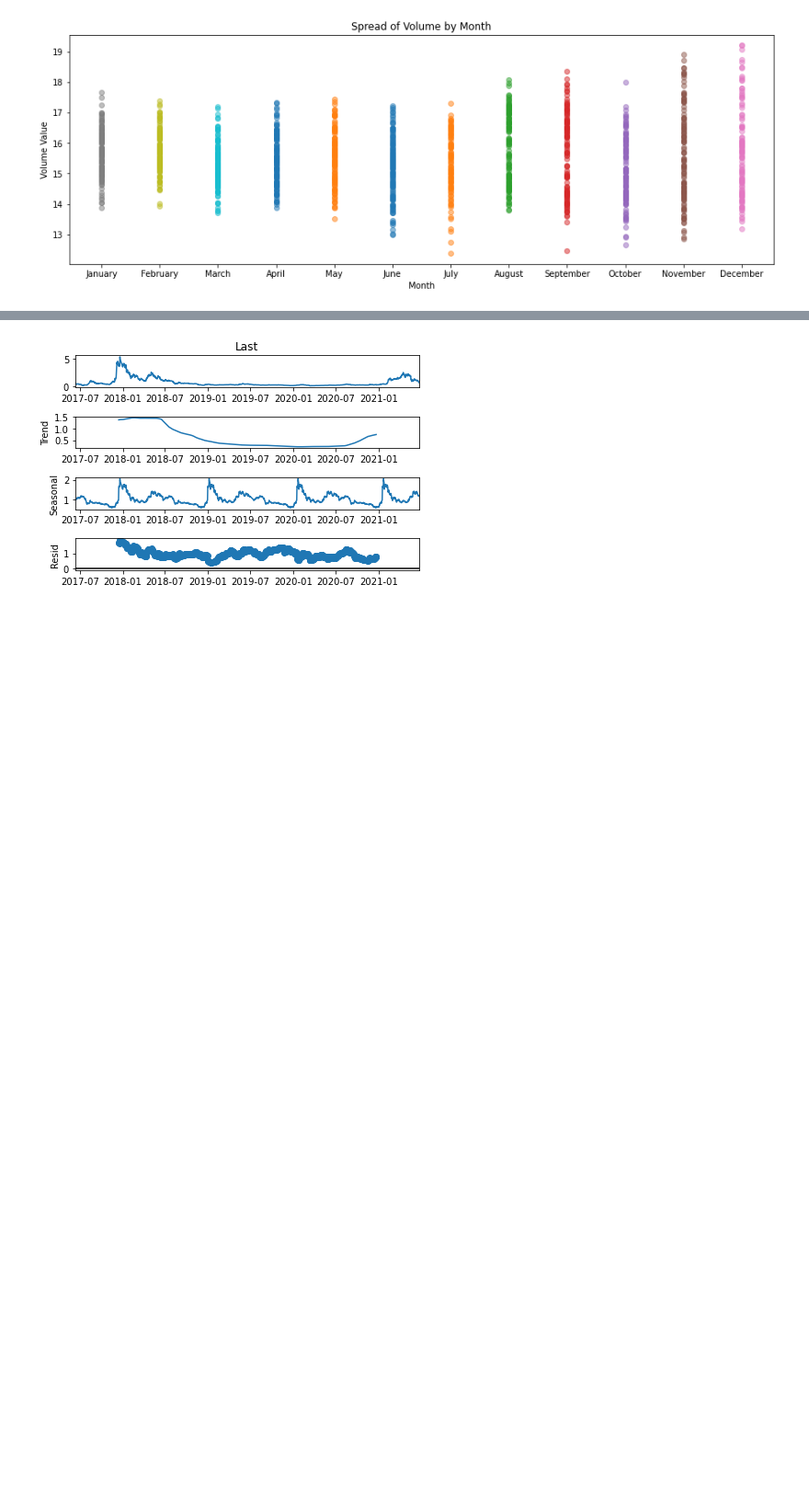
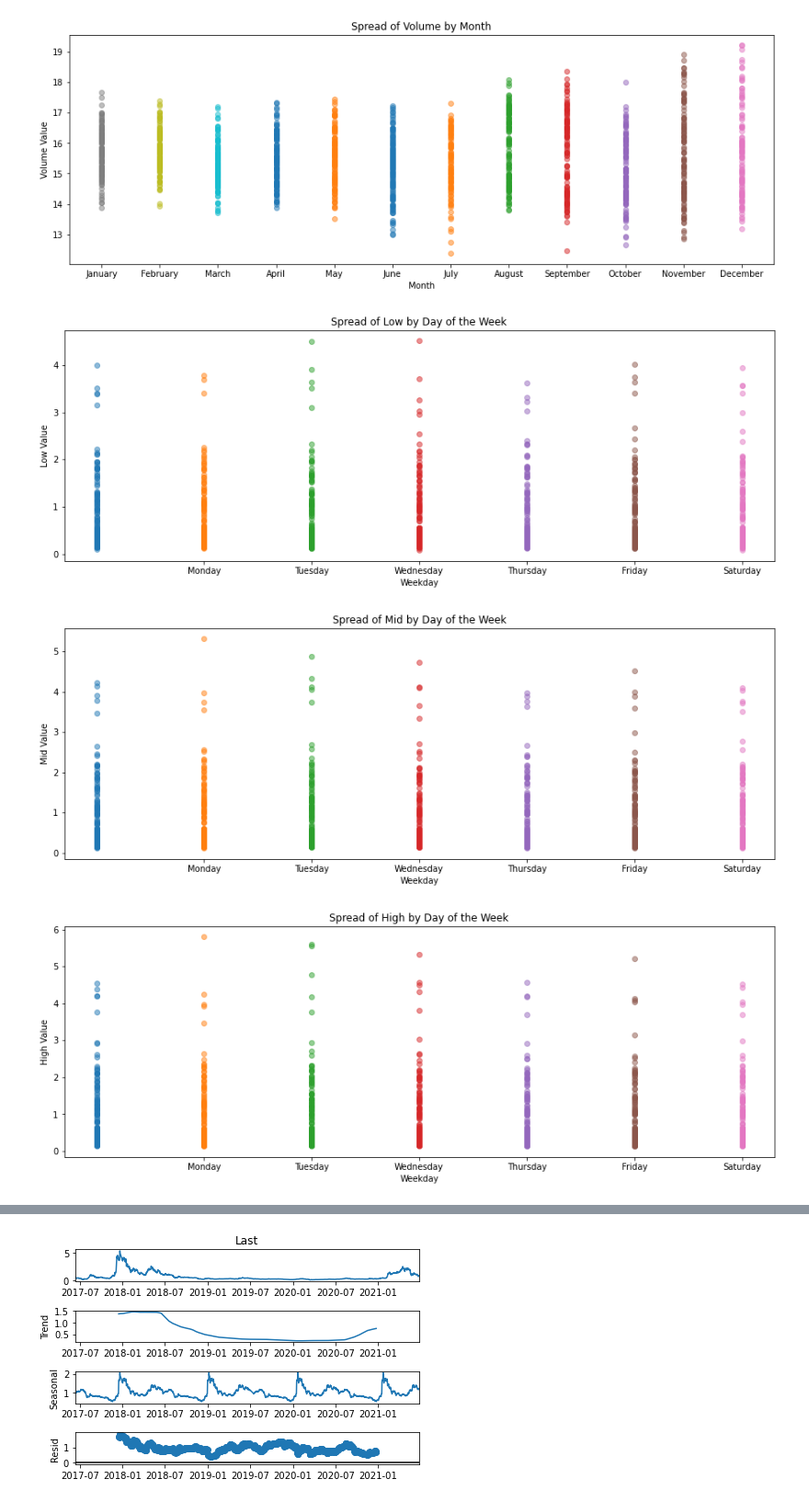
Before and after one commit to ryanlybbert/Capstone3, a Jupyter notebook: Capstone3_Data_Wrangling_and_EDA.ipynb, the cells around one changed output, grey strips where cells are left out. Shown: that part at 92% size. Saved outputs shown, nothing was run; the diff lists cells and outputs as text; code cells hidden in the pictures; blank space fills up the shorter version.

Commit message:
added days of the week for seasonality checks

```diff
--- a/Capstone3_Data_Wrangling_and_EDA.ipynb
+++ b/Capstone3_Data_Wrangling_and_EDA.ipynb
@@ -157,3 +157,20 @@ for column in columns:
 [figure]
 [figure]
 [figure]
+# %%
+#check for trends/seasonality by week
+columns = ['Low', 'Mid', 'High', 'Last', 'Bid', 'Ask', 'Volume']
+
+for column in columns:
+    plt.figure(figsize=(15,5))
+    for weekday in new_df['Weekday'].unique():
+        plt.scatter('Weekday', column, data=new_df[new_df['Weekday']==weekday], alpha=0.5)
+        plt.xticks(ticks=np.arange(1, 8, step=1), labels=weekdays)
+        plt.xlabel('Weekday')
+        plt.ylabel(column + ' Value')
+        plt.title('Spread of ' + column + ' by Day of the Week')
+        plt.plot()
+# %% [output]
+[figure, added]
+[figure, added]
+[figure, added]
```
Also changed, not shown: parts of 6 cells of this notebook.
